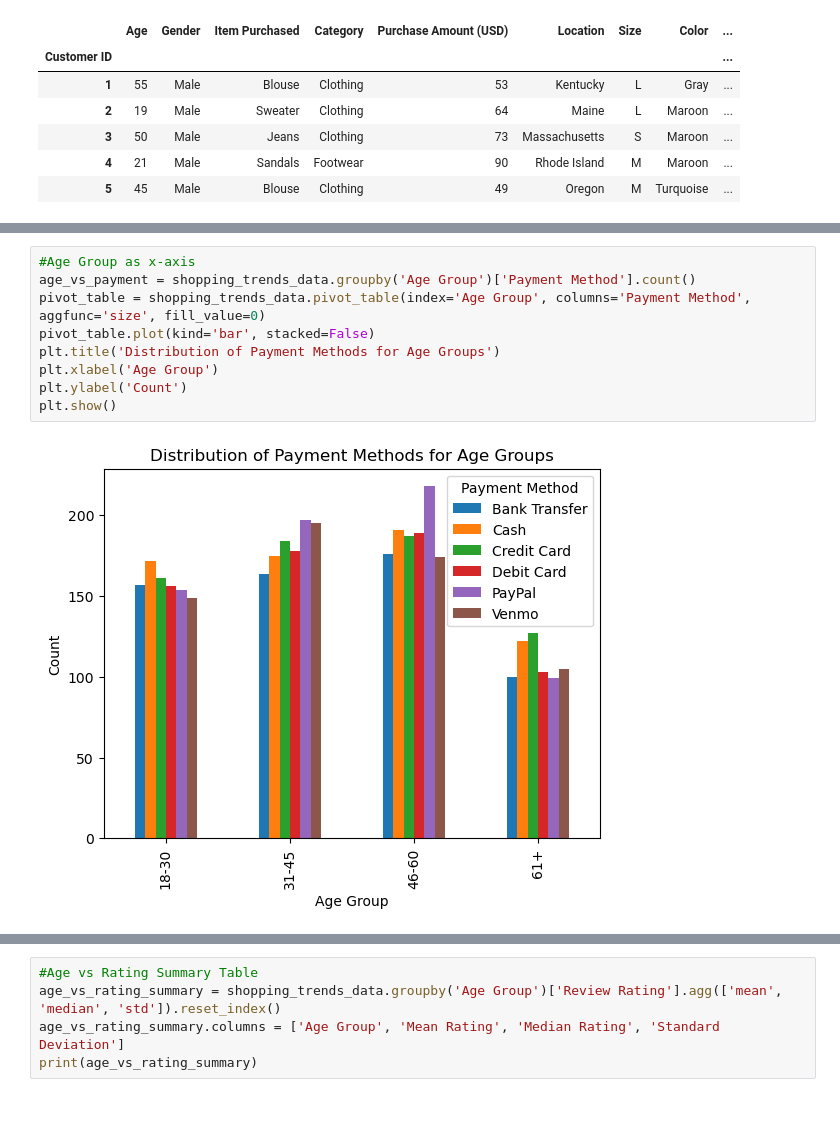
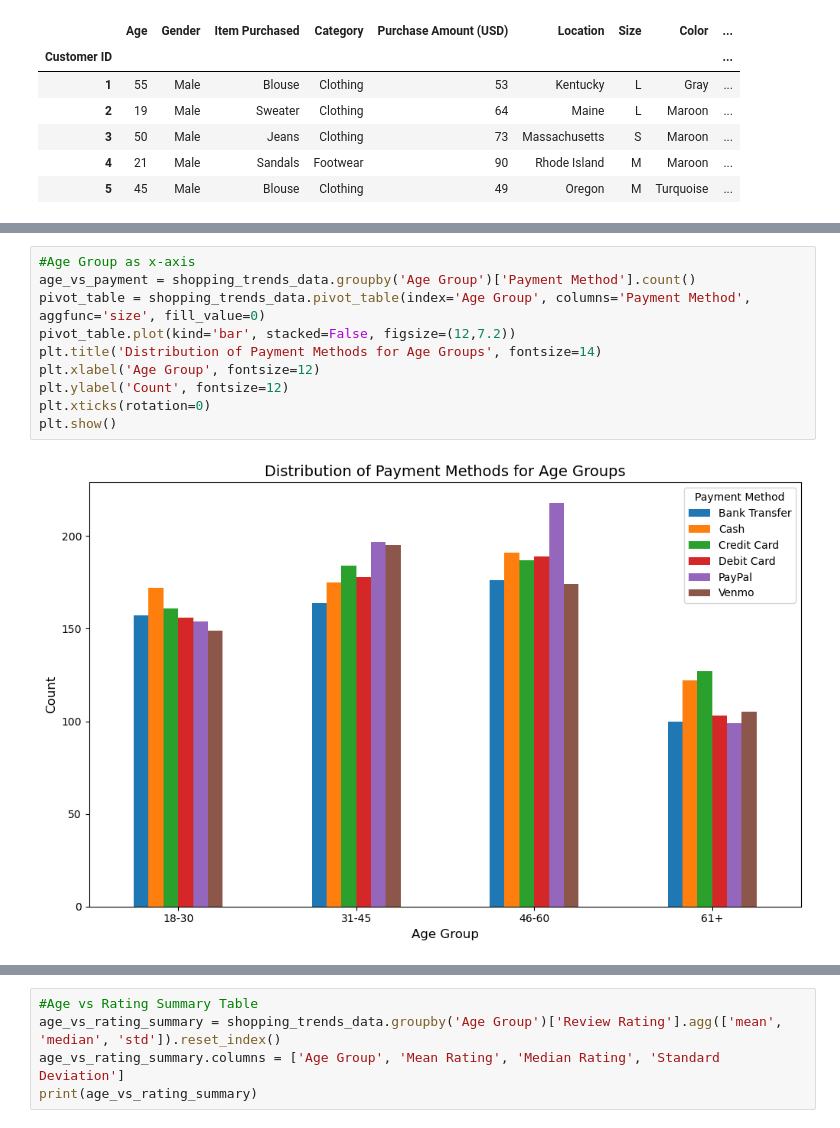
Before and after one commit to dsyrjanen/Project-1, a Jupyter notebook: shopping_trends.ipynb, the cells around one changed output, grey strips where cells are left out. Drawn from its saved outputs; the diff is of its cells as text.

```diff
--- a/shopping_trends.ipynb
+++ b/shopping_trends.ipynb
@@ -54,11 +73,12 @@ plt.show()
 # %%
 #Age Group as x-axis
 age_vs_payment = shopping_trends_data.groupby('Age Group')['Payment Method'].count()
 pivot_table = shopping_trends_data.pivot_table(index='Age Group', columns='Payment Method', aggfunc='size', fill_value=0)
-pivot_table.plot(kind='bar', stacked=False)
-plt.title('Distribution of Payment Methods for Age Groups')
-plt.xlabel('Age Group')
-plt.ylabel('Count')
+pivot_table.plot(kind='bar', stacked=False, figsize=(12,7.2))
+plt.title('Distribution of Payment Methods for Age Groups', fontsize=14)
+plt.xlabel('Age Group', fontsize=12)
+plt.ylabel('Count', fontsize=12)
+plt.xticks(rotation=0)
 plt.show()
 # %% [output]
-[figure, old version]
+[figure, new version]
```
Also changed, not shown: parts of 13 cells of this notebook.
